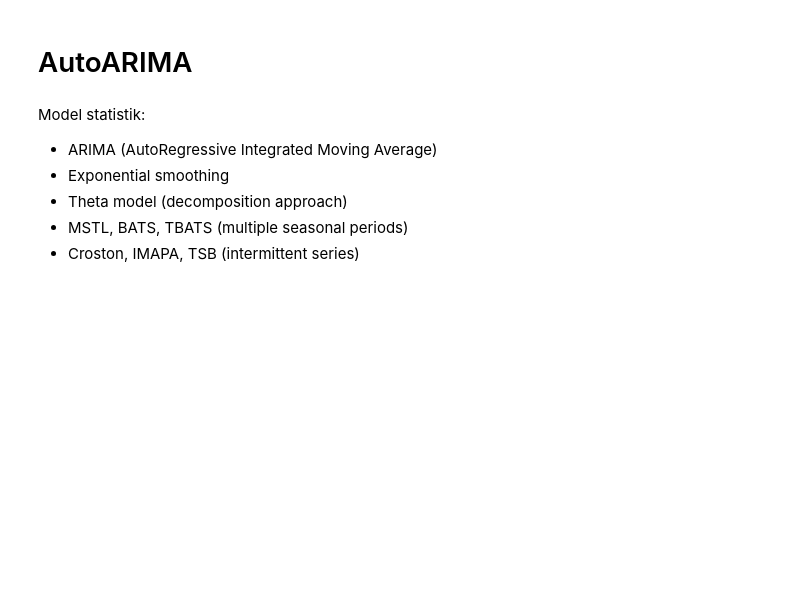
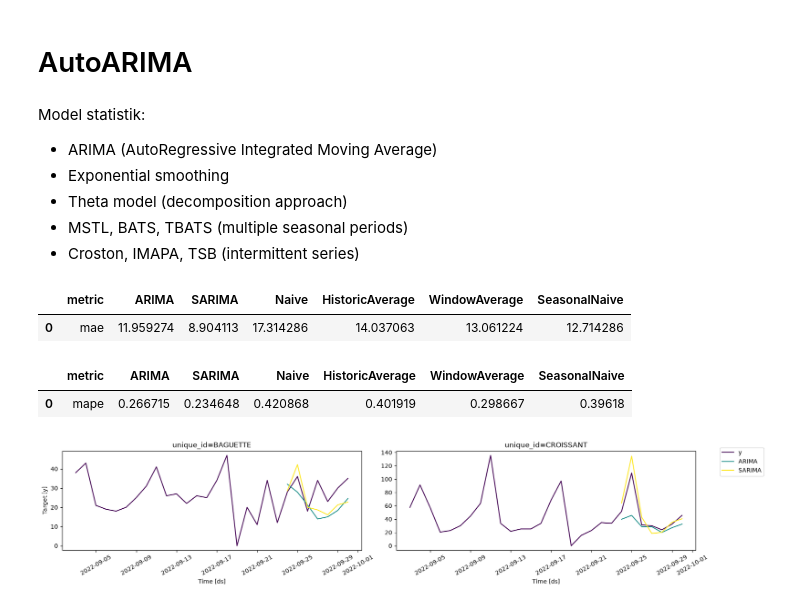
Before and after one commit to RafiHalliday/time-series-forecasting-python-beginner, a Jupyter notebook: 1_baseline.ipynb, the cells around one changed output. Saved outputs shown, nothing was run; the diff lists cells and outputs as text; code cells hidden in the pictures; blank space fills up the shorter version.

Commit message:
feat: add ARIMA

```diff
--- a/1_baseline.ipynb
+++ b/1_baseline.ipynb
@@ -138,0 +147,49 @@ from statsforecast.models import AutoARIMA
+# %%
+unique_ids = ["BAGUETTE", "CROISSANT"]
+
+small_train = train[train['unique_id'].isin(unique_ids)]
+small_test = test[test['unique_id'].isin(unique_ids)]
+
+models = [
+    AutoARIMA(seasonal=False, alias='ARIMA'),
+    AutoARIMA(season_length=7, alias='SARIMA'),
+]
+
+sf = StatsForecast(models=models, freq='D')
+sf.fit(df=small_train)
+
+arima_preds = sf.predict(h=horizon)
+
+arima_eval_df = pd.merge(arima_preds, eval_df, 'inner', ['ds', 'unique_id'])
+arima_eval = evaluate(
+    arima_eval_df,
+    metrics=[mae]
+)
+arima_eval
+
+arima_mape = evaluate(
+    arima_eval_df,
+    metrics=[mape]
+)
+# %%
+arima_eval = arima_eval.drop(['unique_id'], axis=1).groupby('metric').mean().reset_index()
+arima_eval
+# %% [output]
+|  | metric | ARIMA | SARIMA | Naive | HistoricAverage | WindowAverage | SeasonalNaive |
+| 0 | mae | 11.959274 | 8.904113 | 17.314286 | 14.037063 | 13.061224 | 12.714286 |
+# %%
+arima_mape = arima_mape.drop(['unique_id'], axis=1).groupby('metric').mean().reset_index()
+arima_mape
+# %% [output]
+|  | metric | ARIMA | SARIMA | Naive | HistoricAverage | WindowAverage | SeasonalNaive |
+| 0 | mape | 0.266715 | 0.234648 | 0.420868 | 0.401919 | 0.298667 | 0.39618 |
+# %%
+plot_series(
+    df=df,
+    forecasts_df=arima_preds,
+    ids=["BAGUETTE", "CROISSANT"],
+    max_insample_length=28,
+    palette="viridis"
+)
+# %% [output]
+[figure, added]
```
Also changed, not shown: parts of 4 cells of this notebook.
